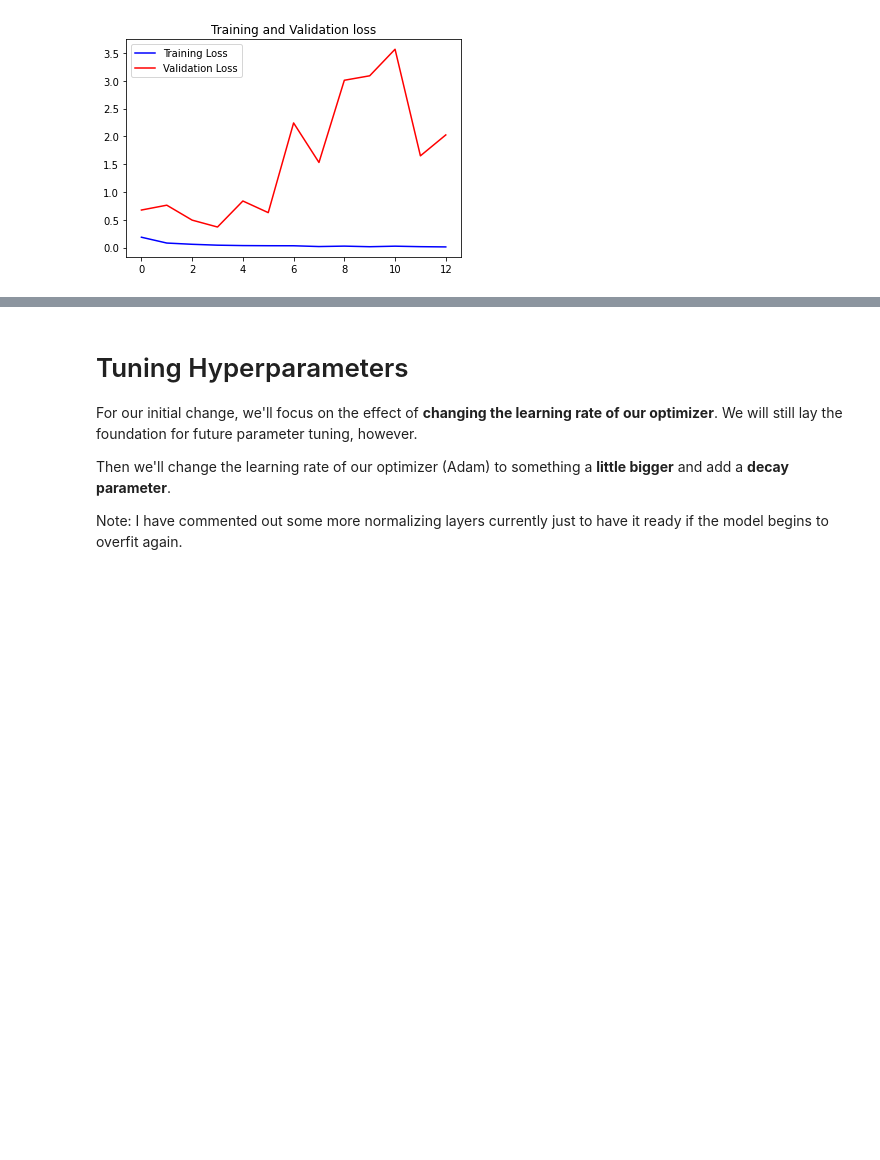
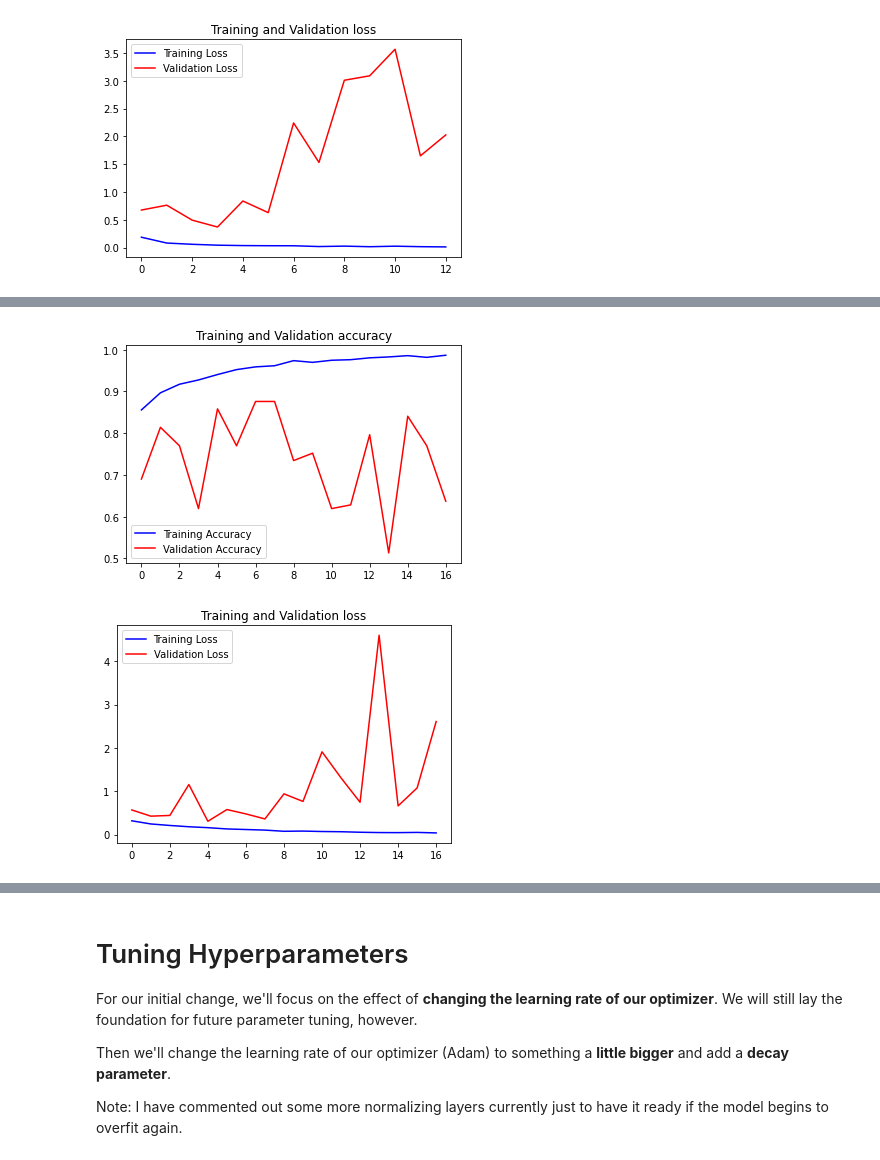
Before and after one commit to bmauss/Diagnosing-Pneumonia, a Jupyter notebook: Models and Data Analysis/Book 2 Tuning the Model.ipynb, the cells around one changed output, grey strips where cells are left out. Saved outputs shown, nothing was run; the diff lists cells and outputs as text; code cells hidden in the pictures; blank space fills up the shorter version.

Commit message:
model performance now at 90.6%

```diff
--- a/Models and Data Analysis/Book 2 Tuning the Model.ipynb
+++ b/Models and Data Analysis/Book 2 Tuning the Model.ipynb
@@ -1105,0 +1150,4 @@ plot_performance(history_augreg6)
+# %%
+train_img, train_labels = next(train_gen)
+val_img, val_labels = next(val_gen)
+test_img, test_labels = next(test_gen)
@@ -1105,0 +1303,14 @@ plot_performance(history_augreg6)
+# %%
+callbacks = [tf.keras.callbacks.EarlyStopping(monitor='val_acc',
+                                            patience=10),
+             tf.keras.callbacks.ModelCheckpoint(
+                filepath= '../Models and Data Analysis/best_depth_check',
+                 monitor='val_loss', verbose=0, save_best_only=True,
+                 save_weights_only=False, mode='auto')]
+
+
+history_augreg7 = depth_model.fit(train_img, train_labels,
+                      callbacks=callbacks,
+                      batch_size=32,
+                      epochs=40,
+                      validation_data=(val_img, val_labels))
@@ -1105,0 +1351,5 @@ plot_performance(history_augreg6)
+# %%
+plot_performance(history_augreg7)
+# %% [output]
+[figure, added]
+[figure, added]
```
Also changed, not shown: parts of 17 cells of this notebook, 2 other files.
